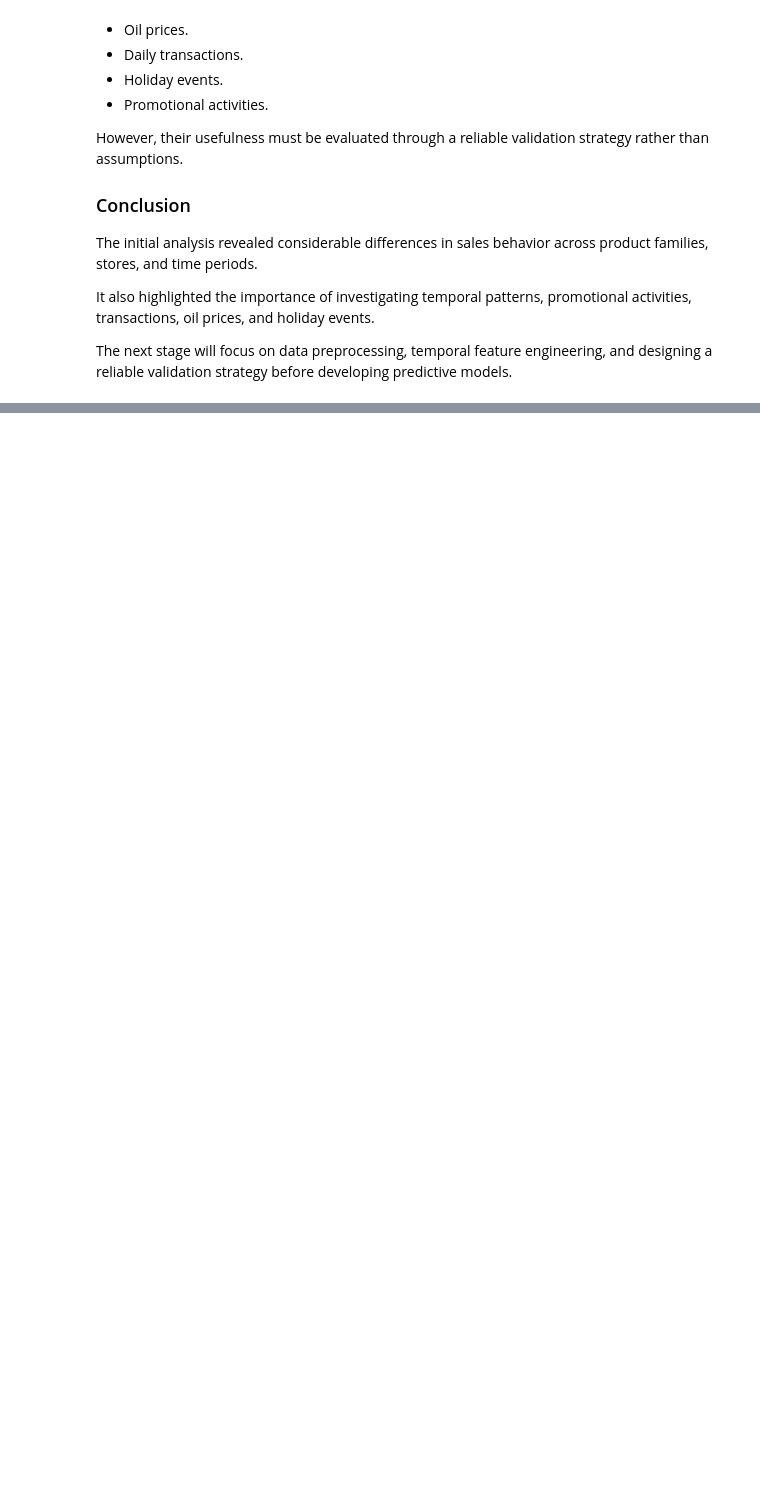
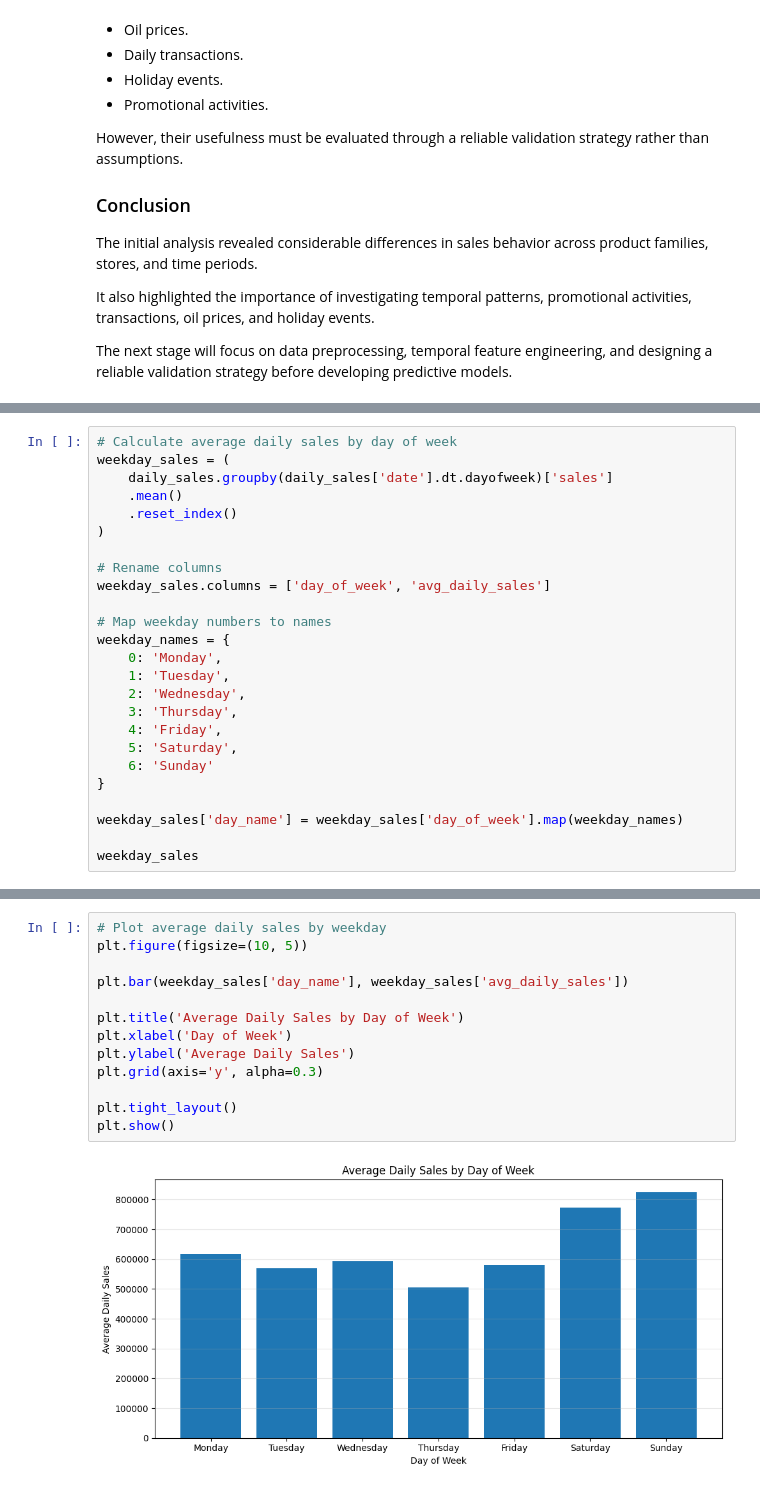
Before and after one commit to MosabOs/Store-Sales-Forecasting-Comp-V-Mosab-Os, a Jupyter notebook: store-sales-forecasting-comp-v-mosab-os.ipynb, the cells around one changed output, grey strips where cells are left out. Saved outputs shown, nothing was run; the diff lists cells and outputs as text; blank space fills up the shorter version.

```diff
--- a/store-sales-forecasting-comp-v-mosab-os.ipynb
+++ b/store-sales-forecasting-comp-v-mosab-os.ipynb
@@ -1317,0 +1587,25 @@ The next stage will focus on data preprocessing, temporal feature engineering, a
+# %%
+# Calculate average daily sales by day of week
+weekday_sales = (
+    daily_sales.groupby(daily_sales['date'].dt.dayofweek)['sales']
+    .mean()
+    .reset_index()
+)
+
+# Rename columns
+weekday_sales.columns = ['day_of_week', 'avg_daily_sales']
+
+# Map weekday numbers to names
+weekday_names = {
+    0: 'Monday',
+    1: 'Tuesday',
+    2: 'Wednesday',
+    3: 'Thursday',
+    4: 'Friday',
+    5: 'Saturday',
+    6: 'Sunday'
+}
+
+weekday_sales['day_name'] = weekday_sales['day_of_week'].map(weekday_names)
+
+weekday_sales
@@ -1317,0 +1621,15 @@ The next stage will focus on data preprocessing, temporal feature engineering, a
+# %%
+# Plot average daily sales by weekday
+plt.figure(figsize=(10, 5))
+
+plt.bar(weekday_sales['day_name'], weekday_sales['avg_daily_sales'])
+
+plt.title('Average Daily Sales by Day of Week')
+plt.xlabel('Day of Week')
+plt.ylabel('Average Daily Sales')
+plt.grid(axis='y', alpha=0.3)
+
+plt.tight_layout()
+plt.show()
+# %% [output]
+[figure, added]
```
Also changed, not shown: parts of 51 cells of this notebook.
